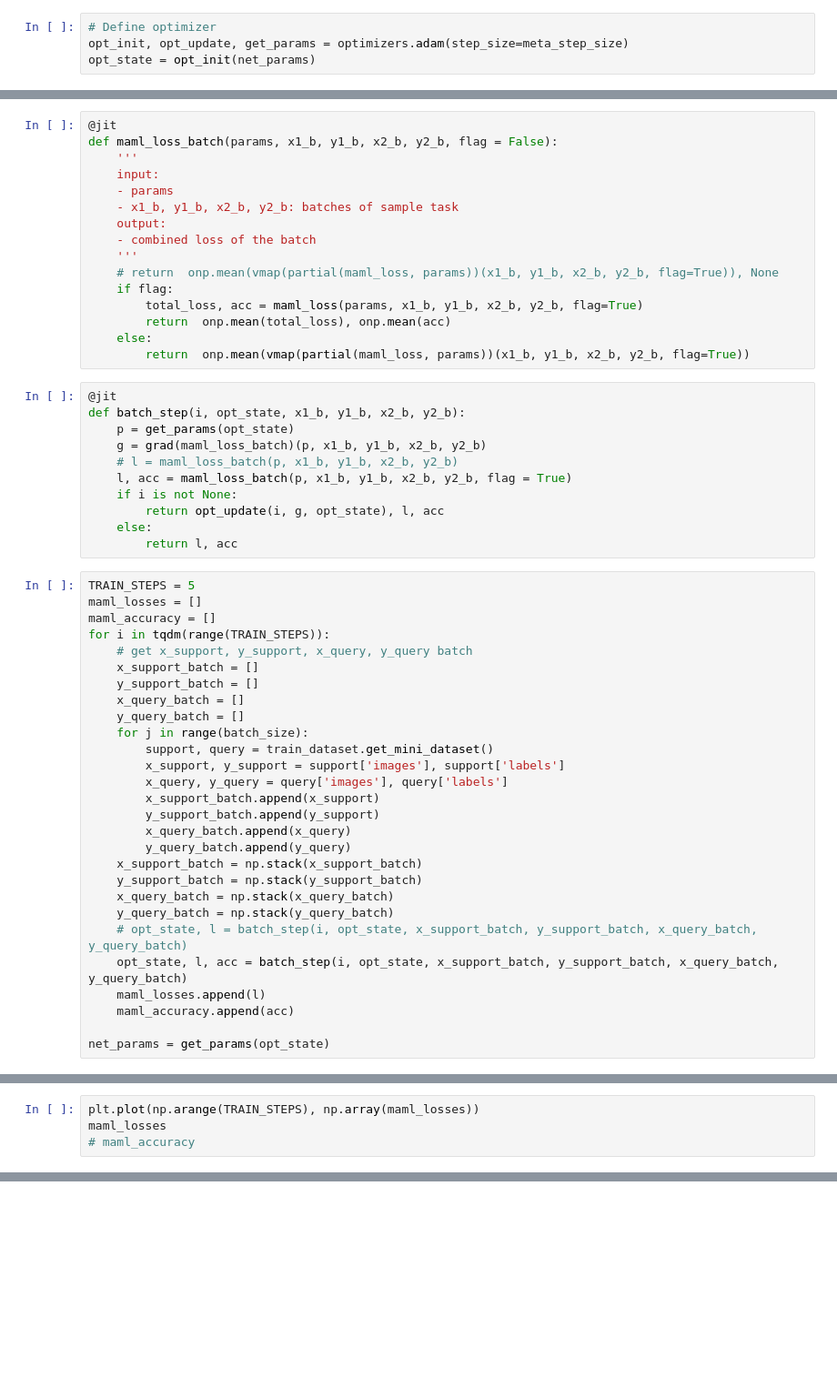
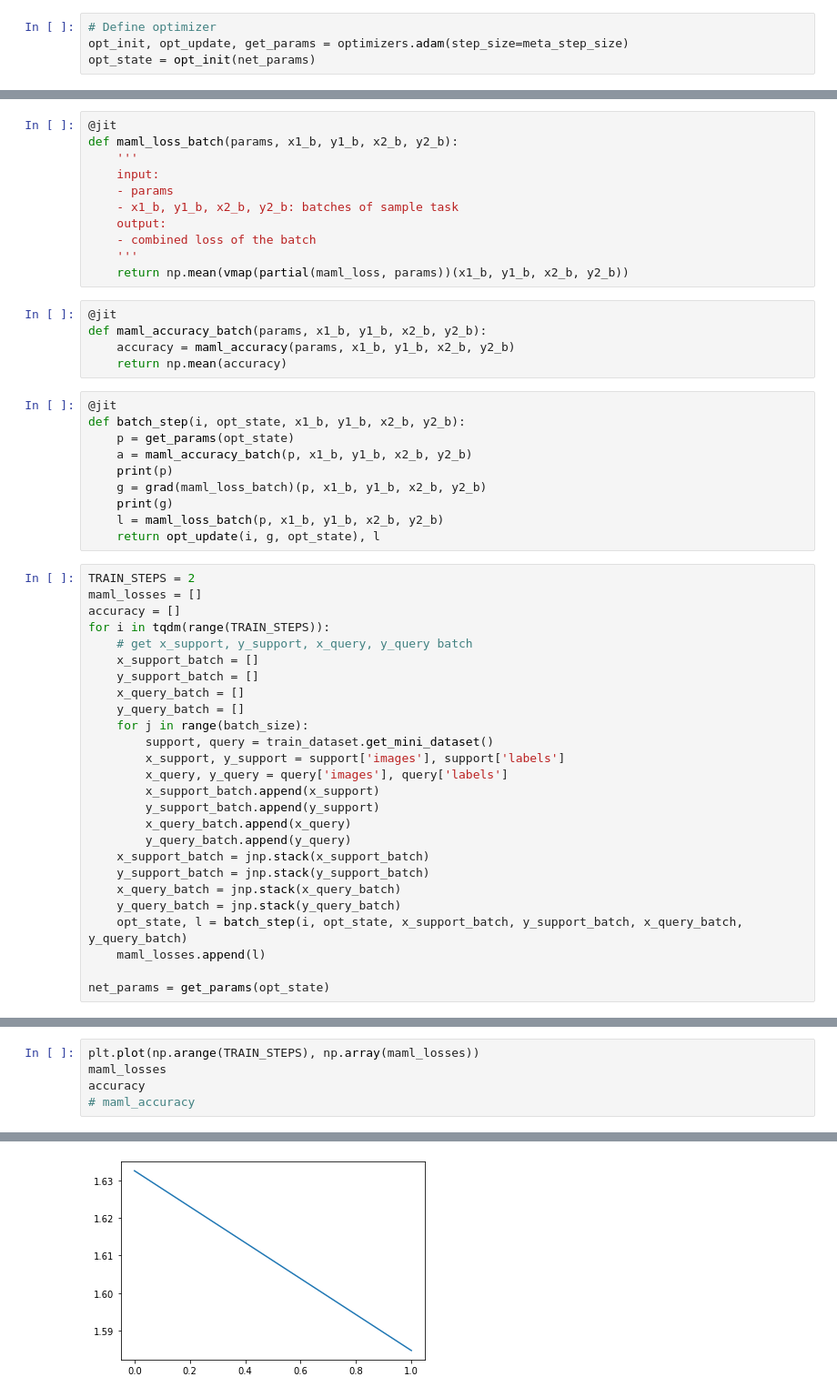
Before and after one commit to Dikshuy/jax-MAML, a Jupyter notebook: maml_omniglot_accuracy.ipynb, the cells around one changed output, grey strips where cells are left out. Shown at 91% size. Drawn from its saved outputs; the diff is of its cells as text; blank space fills up the shorter version.

```diff
--- a/maml_omniglot_accuracy.ipynb
+++ b/maml_omniglot_accuracy.ipynb
@@ -225,6 +244,6 @@ def step(i, opt_state, support_img, support_lab, query_img, query_lab):
 # %%
 @jit
-def maml_loss_batch(params, x1_b, y1_b, x2_b, y2_b, flag = False):
+def maml_loss_batch(params, x1_b, y1_b, x2_b, y2_b):
     '''
     input:
     - params
@@ -232,27 +251,26 @@ def maml_loss_batch(params, x1_b, y1_b, x2_b, y2_b, flag = False):
     output:
     - combined loss of the batch
     '''
-    # return  onp.mean(vmap(partial(maml_loss, params))(x1_b, y1_b, x2_b, y2_b, flag=True)), None
-    if flag:
-        total_loss, acc = maml_loss(params, x1_b, y1_b, x2_b, y2_b, flag=True)
-        return  onp.mean(total_loss), onp.mean(acc)
-    else:
-        return  onp.mean(vmap(partial(maml_loss, params))(x1_b, y1_b, x2_b, y2_b, flag=True))
+    return np.mean(vmap(partial(maml_loss, params))(x1_b, y1_b, x2_b, y2_b))
+# %%
+@jit
+def maml_accuracy_batch(params, x1_b, y1_b, x2_b, y2_b):
+    accuracy = maml_accuracy(params, x1_b, y1_b, x2_b, y2_b)
+    return np.mean(accuracy)
 # %%
 @jit
 def batch_step(i, opt_state, x1_b, y1_b, x2_b, y2_b):
     p = get_params(opt_state)
+    a = maml_accuracy_batch(p, x1_b, y1_b, x2_b, y2_b)
+    print(p)
     g = grad(maml_loss_batch)(p, x1_b, y1_b, x2_b, y2_b)
-    # l = maml_loss_batch(p, x1_b, y1_b, x2_b, y2_b)
-    l, acc = maml_loss_batch(p, x1_b, y1_b, x2_b, y2_b, flag = True)
-    if i is not None:
-        return opt_update(i, g, opt_state), l, acc
-    else:
-        return l, acc
+    print(g)
+    l = maml_loss_batch(p, x1_b, y1_b, x2_b, y2_b)
+    return opt_update(i, g, opt_state), l
 # %%
-TRAIN_STEPS = 5
+TRAIN_STEPS = 2
 maml_losses = []
-maml_accuracy = []
+accuracy = []
 for i in tqdm(range(TRAIN_STEPS)):
     # get x_support, y_support, x_query, y_query batch
     x_support_batch = []
@@ -267,14 +285,12 @@ for i in tqdm(range(TRAIN_STEPS)):
         y_support_batch.append(y_support)
         x_query_batch.append(x_query)
         y_query_batch.append(y_query)
-    x_support_batch = np.stack(x_support_batch)
-    y_support_batch = np.stack(y_support_batch)
-    x_query_batch = np.stack(x_query_batch)
-    y_query_batch = np.stack(y_query_batch)
-    # opt_state, l = batch_step(i, opt_state, x_support_batch, y_support_batch, x_query_batch, y_query_batch)
-    opt_state, l, acc = batch_step(i, opt_state, x_support_batch, y_support_batch, x_query_batch, y_query_batch)
+    x_support_batch = jnp.stack(x_support_batch)
+    y_support_batch = jnp.stack(y_support_batch)
+    x_query_batch = jnp.stack(x_query_batch)
+    y_query_batch = jnp.stack(y_query_batch)
+    opt_state, l = batch_step(i, opt_state, x_support_batch, y_support_batch, x_query_batch, y_query_batch)
     maml_losses.append(l)
-    maml_accuracy.append(acc)
 
 net_params = get_params(opt_state)
 # %% [output]
@@ -282,4 +298,6 @@ ValueError: ignored
 # %%
 plt.plot(np.arange(TRAIN_STEPS), np.array(maml_losses))
 maml_losses
+accuracy
 # maml_accuracy
+# %% [output]
@@ -285,0 +305 @@ maml_losses
+[figure, added]
```
Also changed, not shown: parts of 11 cells of this notebook.
